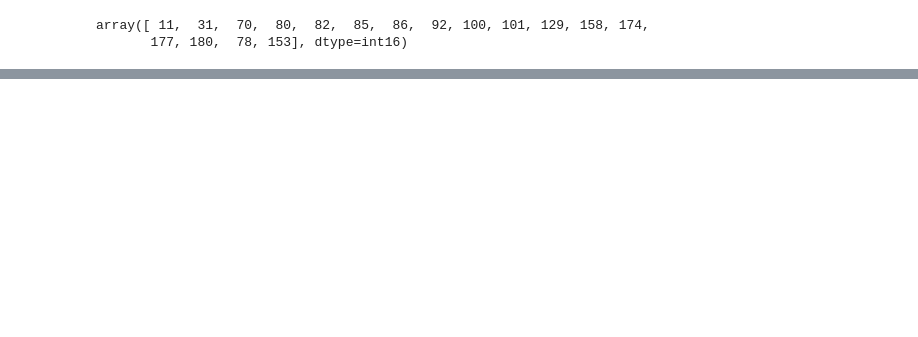
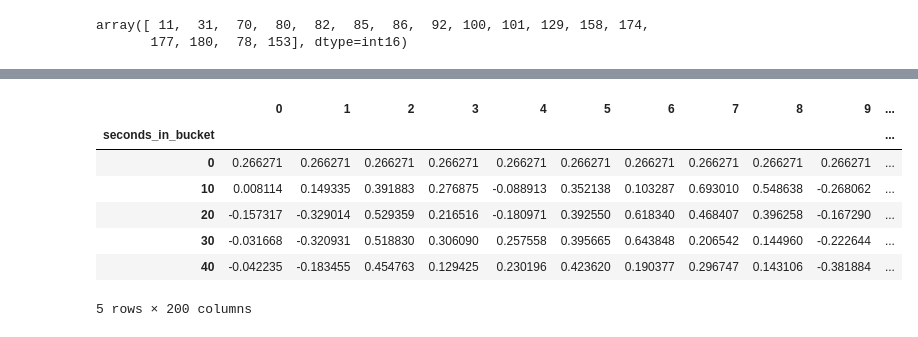
Before and after one commit to slidot41/kaggle_2023, a Jupyter notebook: notebooks/train_single_stock.ipynb, the cells around one changed output, grey strips where cells are left out. Cells and saved outputs as stored; diff of their text form; code cells hidden in the pictures; blank space fills up the shorter version.

```diff
--- a/notebooks/train_single_stock.ipynb
+++ b/notebooks/train_single_stock.ipynb
@@ -172,0 +280,23 @@ import pandas as pd
+# %%
+df_list = []
+for stock in df_date['stock_id'].unique():
+    df_stock = df_date[df_date['stock_id'] == stock].reset_index(drop=True)
+    df_stock_wap = df_stock[['seconds_in_bucket', 'wap']]
+    df_stock_wap.columns  = ['seconds_in_bucket',  stock]
+    df_stock_wap = df_stock_wap.set_index('seconds_in_bucket')
+    df_list.append(df_stock_wap)
+
+# df_stock_wap.columns = df_stock_wap.iloc[0]
+
+df_stock_wap = pd.concat(df_list, axis=1)
+
+df_stock_wap.head()
+# %% [output]
+|  | 0 | 1 | 2 | 3 | 4 | 5 | 6 | 7 | 8 | 9 | ... |
+| seconds_in_bucket |  |  |  |  |  |  |  |  |  |  | ... |
+| 0 | 0.266271 | 0.266271 | 0.266271 | 0.266271 | 0.266271 | 0.266271 | 0.266271 | 0.266271 | 0.266271 | 0.266271 | ... |
+| 10 | 0.008114 | 0.149335 | 0.391883 | 0.276875 | -0.088913 | 0.352138 | 0.103287 | 0.693010 | 0.548638 | -0.268062 | ... |
+| 20 | -0.157317 | -0.329014 | 0.529359 | 0.216516 | -0.180971 | 0.392550 | 0.618340 | 0.468407 | 0.396258 | -0.167290 | ... |
+| 30 | -0.031668 | -0.320931 | 0.518830 | 0.306090 | 0.257558 | 0.395665 | 0.643848 | 0.206542 | 0.144960 | -0.222644 | ... |
+| 40 | -0.042235 | -0.183455 | 0.454763 | 0.129425 | 0.230196 | 0.423620 | 0.190377 | 0.296747 | 0.143106 | -0.381884 | ... |
+5 rows × 200 columns
```
Also changed, not shown: parts of 21 cells of this notebook, 7 other files.
